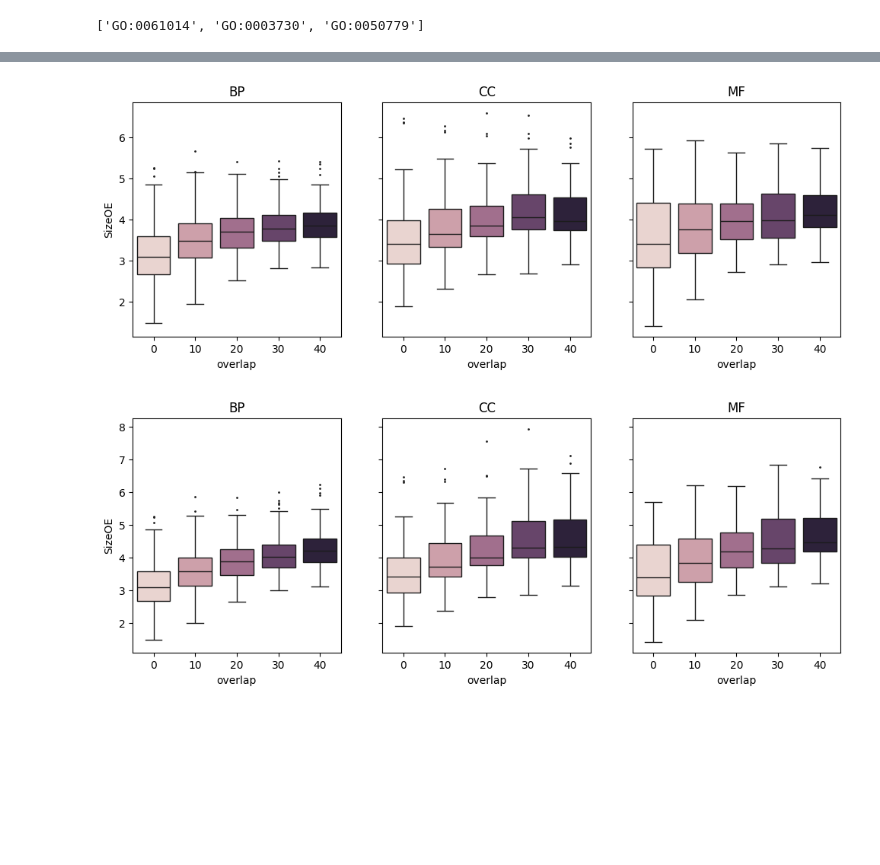
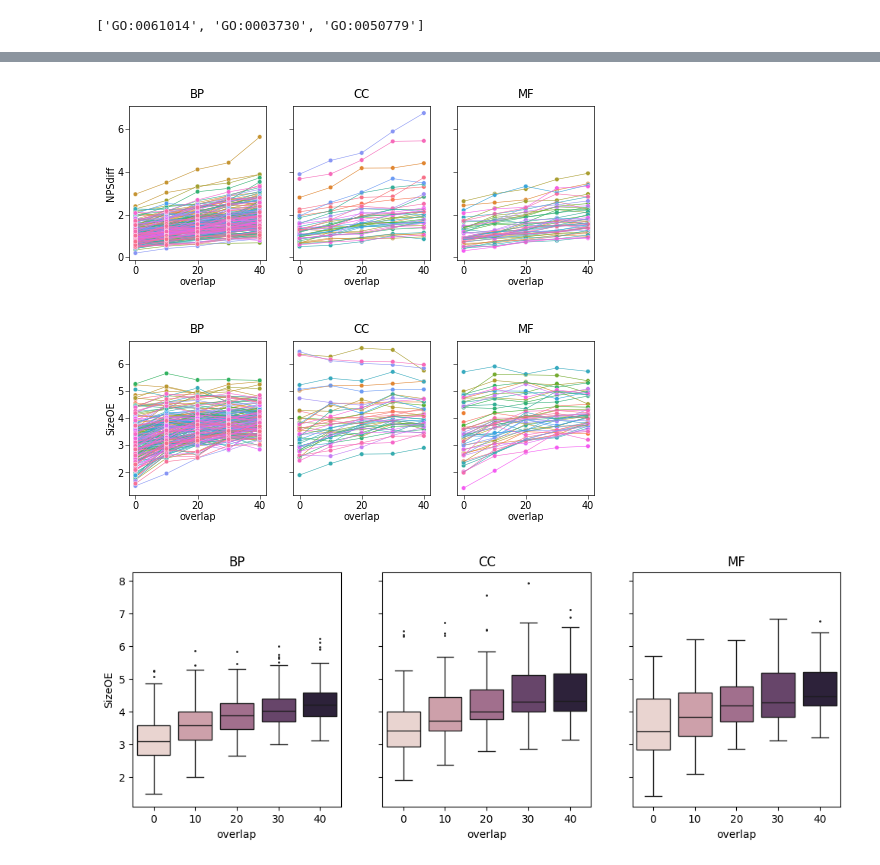
Before and after one commit to sarah-n-wright/CARVA, a Jupyter notebook: Notebooks/NetColocTesting.ipynb, the cells around one changed output, grey strips where cells are left out. Saved outputs shown, nothing was run; the diff lists cells and outputs as text; code cells hidden in the pictures; blank space fills up the shorter version.

```diff
--- a/Notebooks/NetColocTesting.ipynb
+++ b/Notebooks/NetColocTesting.ipynb
@@ -12,3 +13,21 @@ datadir = '/cellar/users/snwright/Data/NetColocTest/outputs/'
+# %%
+plt.rcParams['svg.fonttype'] = 'none'
+plt.rcParams.update({'font.size': 7})
+plt.rcParams['axes.linewidth'] = 0.5
+plt.rcParams['hatch.linewidth'] = 0.5
+plt.rcParams['xtick.major.width'] = 0.4
+plt.rcParams['ytick.major.width'] = 0.4
+plt.rcParams['xtick.minor.width'] = 0.3
+plt.rcParams['ytick.minor.width'] = 0.3
+plt.rcParams['legend.frameon'] = False
+plt.rcParams['xtick.major.size'] = 3
+plt.rcParams['ytick.major.size'] = 3
+plt.rcParams['xtick.minor.size'] = 2
+plt.rcParams['ytick.minor.size'] = 2
+plt.rcParams['xtick.major.pad'] = 1
+plt.rcParams['ytick.major.pad'] = 1
+plt.rcParams['axes.labelpad'] = 1
+plt.rcParams['patch.linewidth'] = 0.25
 # %%
 go_terms = pd.read_csv('/cellar/users/snwright/Data/NetColocTest/Reference/go.terms.names', sep='\t', index_col=0)
 # %%
@@ -42,19 +61,19 @@ def load_netcoloc_results(filename):
     return results_df
 # %%
 def plot_by_branch(results_df, xcol='overlap', ycol='Mean_NPS', **kwargs):
-    _, [ax1, ax2, ax3] = plt.subplots(nrows=1, ncols=3, figsize=(12, 4), sharex=True, sharey=True)
+    _, [ax1, ax2, ax3] = plt.subplots(nrows=1, ncols=3, figsize=(6, 2), sharex=True, sharey=True)
     sns.lineplot(results_df[results_df.branch=='BP'], x = xcol, y = ycol,  legend=False, ax=ax1, zorder=1, linewidth=0.4, **kwargs)
-    sns.scatterplot(results_df[results_df.branch=='BP'], x = xcol, y = ycol,  ax=ax1,legend=False, zorder=2, **kwargs)
+    sns.scatterplot(results_df[results_df.branch=='BP'], x = xcol, y = ycol,  ax=ax1,legend=False, zorder=2, s=10, **kwargs)
     sns.lineplot(results_df[results_df.branch=='CC'], x = xcol, y = ycol,  legend=False, ax=ax2, linewidth=0.4, **kwargs)
-    sns.scatterplot(results_df[results_df.branch=='CC'], x = xcol, y = ycol,  legend=False, ax=ax2,**kwargs)
+    sns.scatterplot(results_df[results_df.branch=='CC'], x = xcol, y = ycol,  legend=False, ax=ax2, s=10, **kwargs)
     sns.lineplot(results_df[results_df.branch=='MF'],x = xcol, y = ycol, legend=False, ax=ax3, linewidth=0.4, **kwargs)
-    sns.scatterplot(results_df[results_df.branch=='MF'],x = xcol, y = ycol, legend=False, ax=ax3, **kwargs)
+    sns.scatterplot(results_df[results_df.branch=='MF'],x = xcol, y = ycol, legend=False, ax=ax3, s=10, **kwargs)
     ax1.set_title('BP')
     ax2.set_title('CC')
     ax3.set_title('MF')
 
 def plot_by_branch_box(results_df, xcol='overlap', ycol='Mean_NPS', **kwargs):
-    _, [ax1, ax2, ax3] = plt.subplots(nrows=1, ncols=3, figsize=(12, 4), sharex=True, sharey=True)
+    _, [ax1, ax2, ax3] = plt.subplots(nrows=1, ncols=3, figsize=(6, 2), sharex=True, sharey=True)
     sns.boxplot(results_df[results_df.branch=='BP'], x = xcol, y = ycol,  ax=ax1,legend=False, zorder=2, **kwargs)
     sns.boxplot(results_df[results_df.branch=='CC'], x = xcol, y = ycol,  legend=False, ax=ax2,**kwargs)
     sns.boxplot(results_df[results_df.branch=='MF'],x = xcol, y = ycol, legend=False, ax=ax3, **kwargs)
@@ -229,7 +355,11 @@ list(c[c <3].index)
+# %%
+plot_by_branch(const_bin, 'overlap', 'NPSdiff', hue='trait')
+# %% [output]
+[figure, added]
 # %%
-plot_by_branch_box(const_bin, 'overlap', 'SizeOE', hue='overlap', fliersize=1)
+plot_by_branch(const_bin, 'overlap', 'SizeOE', hue='trait')
 # %% [output]
-[figure, old version]
+[figure, new version]
 # %%
 plot_by_branch_box(const_remove, 'overlap', 'SizeOE', hue='overlap', fliersize=1)
 # %% [output]
```
Also changed, not shown: parts of 23 cells of this notebook, 16 other files.
